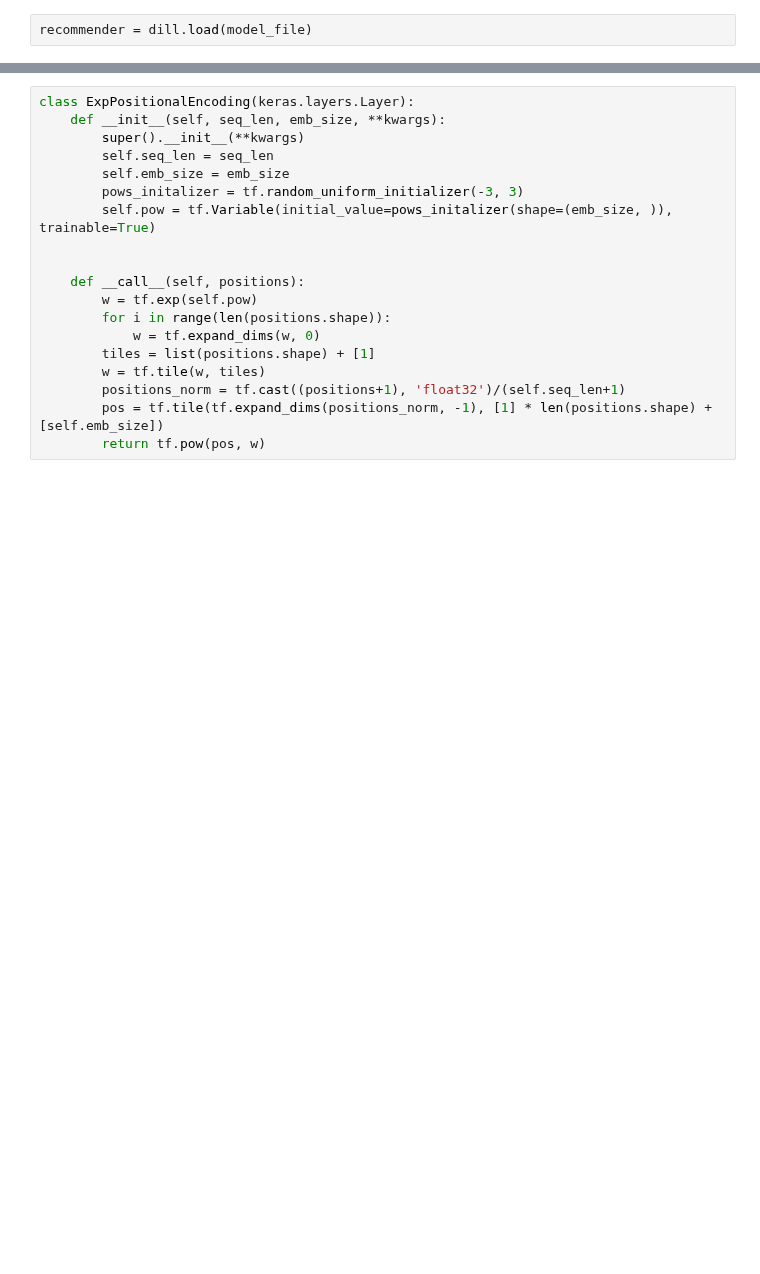
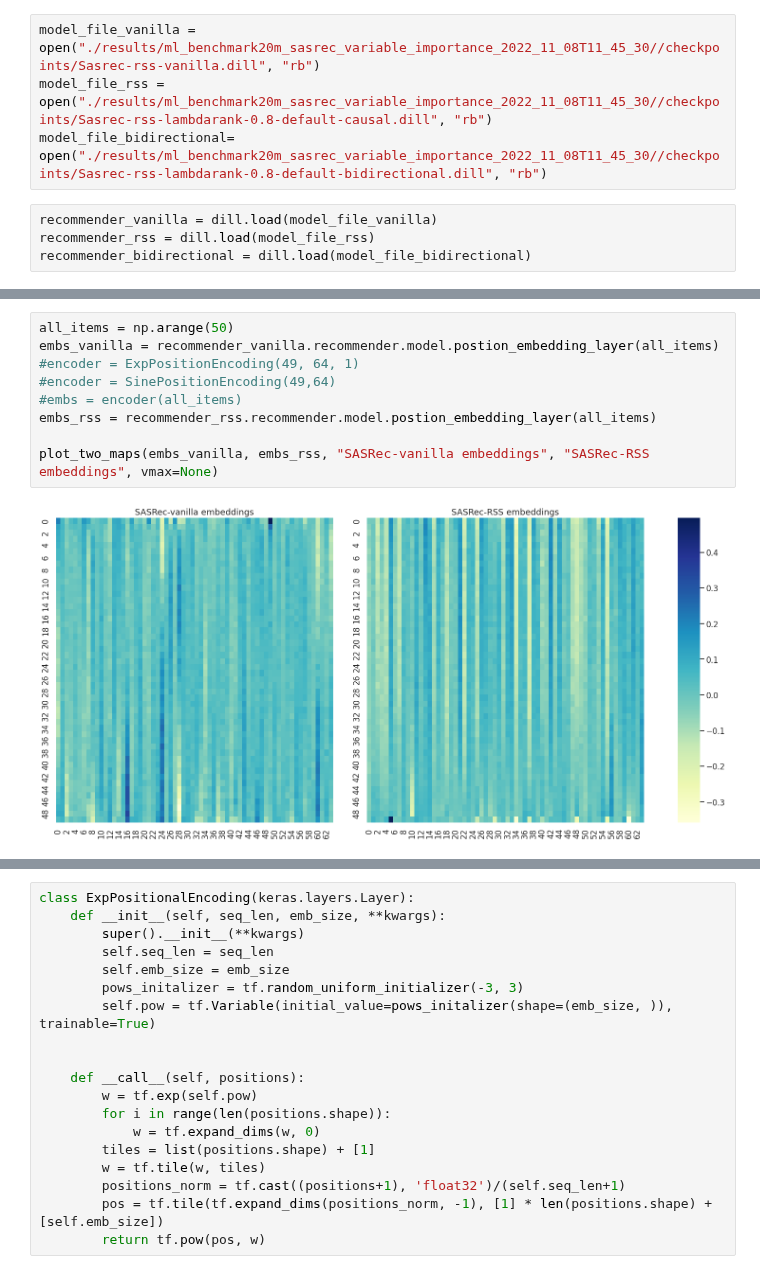
Before and after one commit to asash/gptrec_rl, a Jupyter notebook: evaluation/Sasrec-Rss-Attention-Analysis.ipynb, the cells around one changed output, grey strips where cells are left out. Saved outputs shown, nothing was run; the diff lists cells and outputs as text; blank space fills up the shorter version.

```diff
--- a/evaluation/Sasrec-Rss-Attention-Analysis.ipynb
+++ b/evaluation/Sasrec-Rss-Attention-Analysis.ipynb
@@ -15,3 +16,9 @@ model_file = open("./results/ml_benchmark20m_sasrec_variable_importance_2022_11_
-# %%
-recommender = dill.load(model_file)
+# %%
+model_file_vanilla = open("./results/ml_benchmark20m_sasrec_variable_importance_2022_11_08T11_45_30//checkpoints/Sasrec-rss-vanilla.dill", "rb")
+model_file_rss = open("./results/ml_benchmark20m_sasrec_variable_importance_2022_11_08T11_45_30//checkpoints/Sasrec-rss-lambdarank-0.8-default-causal.dill", "rb")
+model_file_bidirectional= open("./results/ml_benchmark20m_sasrec_variable_importance_2022_11_08T11_45_30//checkpoints/Sasrec-rss-lambdarank-0.8-default-bidirectional.dill", "rb")
+# %%
+recommender_vanilla = dill.load(model_file_vanilla)
+recommender_rss = dill.load(model_file_rss)
+recommender_bidirectional = dill.load(model_file_bidirectional)
 # %%
@@ -93,0 +74,11 @@ plt.imshow(embs)
+# %%
+all_items = np.arange(50)
+embs_vanilla = recommender_vanilla.recommender.model.postion_embedding_layer(all_items)
+#encoder = ExpPositionEncoding(49, 64, 1)
+#encoder = SinePositionEncoding(49,64)
+#embs = encoder(all_items)
+embs_rss = recommender_rss.recommender.model.postion_embedding_layer(all_items)
+
+plot_two_maps(embs_vanilla, embs_rss, "SASRec-vanilla embeddings", "SASRec-RSS embeddings", vmax=None)
+# %% [output]
+[figure, added]
```
Also changed, not shown: parts of 31 cells of this notebook, 3 other files.
